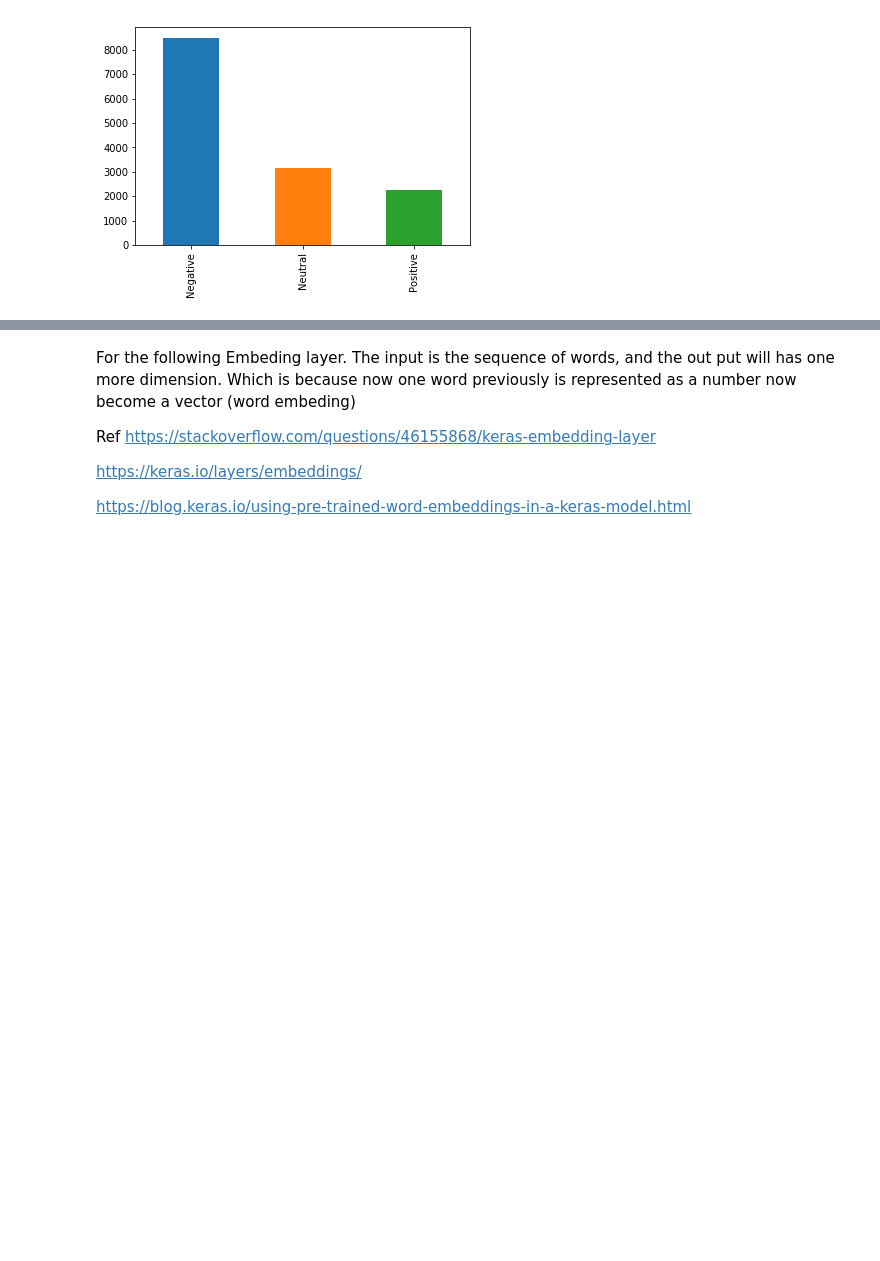
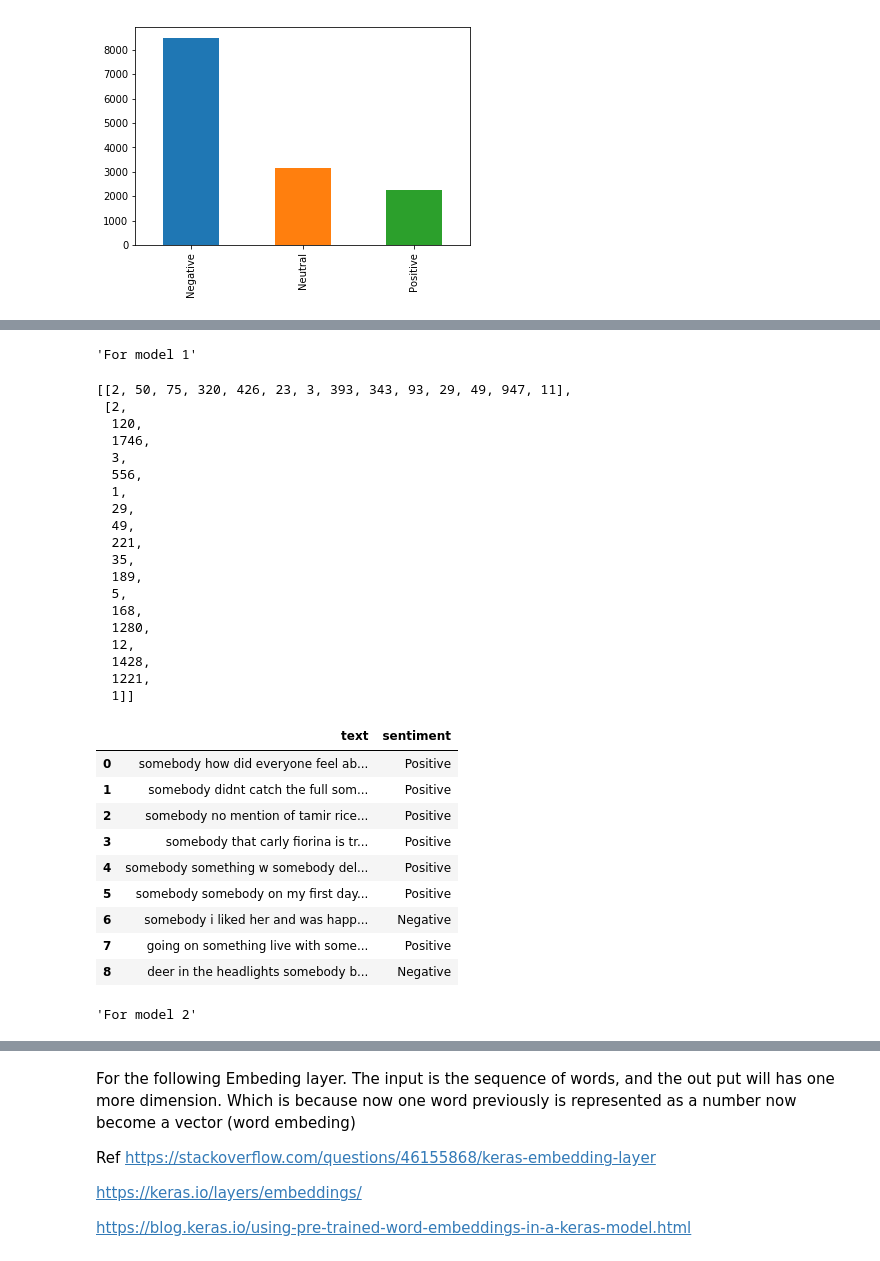
Before and after one commit to dashjim/sentiment-analysis-keras, a Jupyter notebook: LSTM Sentiment Analysis - Keras - baseline - v0.ipynb, the cells around one changed output, grey strips where cells are left out. Saved outputs shown, nothing was run; the diff lists cells and outputs as text; code cells hidden in the pictures; blank space fills up the shorter version.

Commit message:
WIP: ensemble.

```diff
--- a/LSTM Sentiment Analysis - Keras - baseline - v0.ipynb
+++ b/LSTM Sentiment Analysis - Keras - baseline - v0.ipynb
@@ -122,0 +106,15 @@ See the caveats in the documentation: http://pandas.pydata.org/pandas-docs/stabl
+# %%
+'''
+For Model 2:
+Only train for the neutral and positive.
+'''
+data_for_model_2 = data.copy()
+
+data_for_model_2 = data_for_model_2[data_for_model_2.sentiment != "Negative"]
+
+data_for_model_2[0:5]
+
+'''
+For ensemble validation
+'''
+data_for_ens = data.copy()
@@ -122,0 +130,8 @@ See the caveats in the documentation: http://pandas.pydata.org/pandas-docs/stabl
+# %%
+'''
+For model 1:
+Mark the Neutral to Positive .
+'''
+
+data.loc[data.sentiment == "Neutral", 'sentiment'] = 'Positive'
+data[0:5]
@@ -122,0 +153,54 @@ See the caveats in the documentation: http://pandas.pydata.org/pandas-docs/stabl
+# %%
+'''For model 1'''
+
+max_fatures = 4000
+tokenizer = Tokenizer(num_words=max_fatures, split=' ')
+tokenizer.fit_on_texts(data['text'].values)
+
+X = tokenizer.texts_to_sequences(data['text'].values)
+#tokenizer.word_counts
+# tokenizer.word_index # index started from 1 not 0.
+X[0:2] # type is list
+data[0:9]
+
+'''For model 2'''
+
+tokenizer2 = Tokenizer(num_words=max_fatures, split=' ')
+tokenizer2.fit_on_texts(data_for_model_2['text'].values)
+
+X2 = tokenizer.texts_to_sequences(data_for_model_2['text'].values)
+#tokenizer.word_counts
+# tokenizer.word_index # index started from 1 not 0.
+X2[0:2] # type is list
+# %% [output]
+'For model 1'
+[[2, 50, 75, 320, 426, 23, 3, 393, 343, 93, 29, 49, 947, 11],
+ [2,
+  120,
+  1746,
+  3,
+  556,
+  1,
+  29,
+  49,
+  221,
+  35,
+  189,
+  5,
+  168,
+  1280,
+  12,
+  1428,
+  1221,
+  1]]
+|  | text | sentiment |
+| 0 | somebody how did everyone feel ab... | Positive |
+| 1 | somebody didnt catch the full som... | Positive |
+| 2 | somebody no mention of tamir rice... | Positive |
+| 3 | somebody that carly fiorina is tr... | Positive |
+| 4 | somebody something w somebody del... | Positive |
+| 5 | somebody somebody on my first day... | Positive |
+| 6 | somebody i liked her and was happ... | Negative |
+| 7 | going on something live with some... | Positive |
+| 8 | deer in the headlights somebody b... | Negative |
+'For model 2'
```
Also changed, not shown: parts of 20 cells of this notebook, 1 other file.
